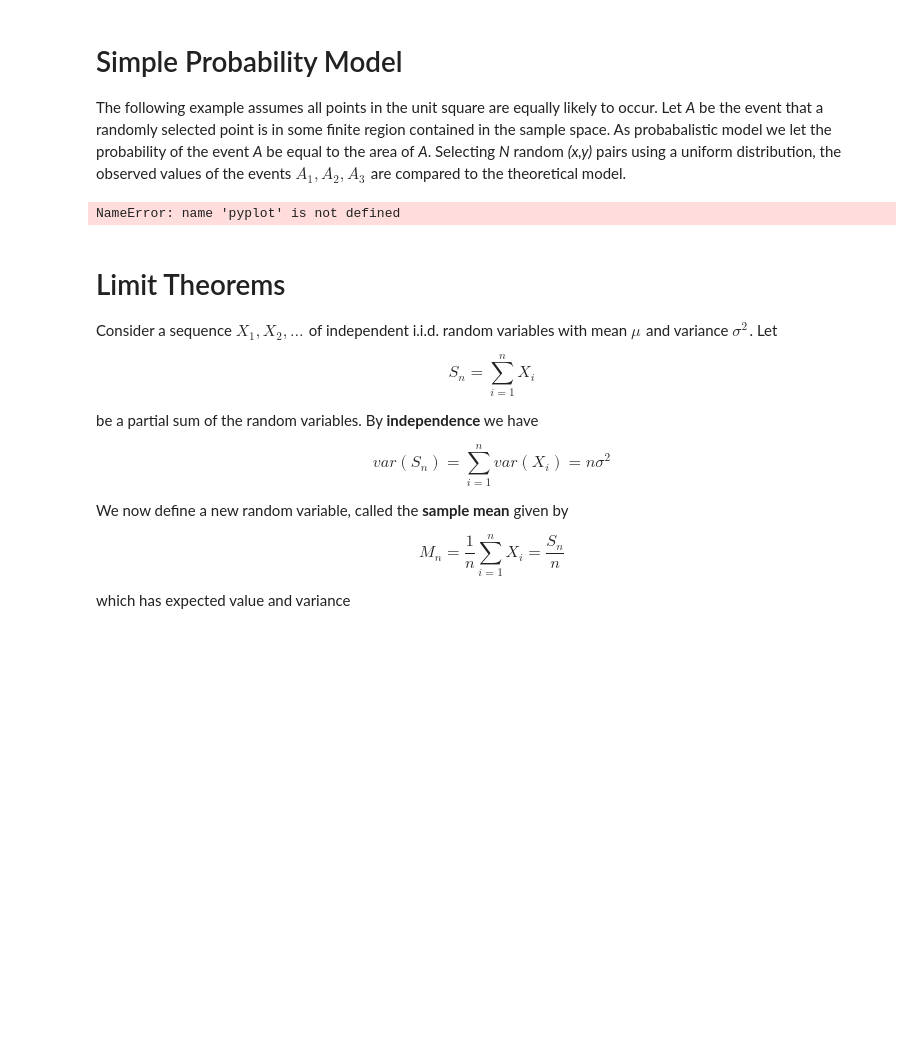
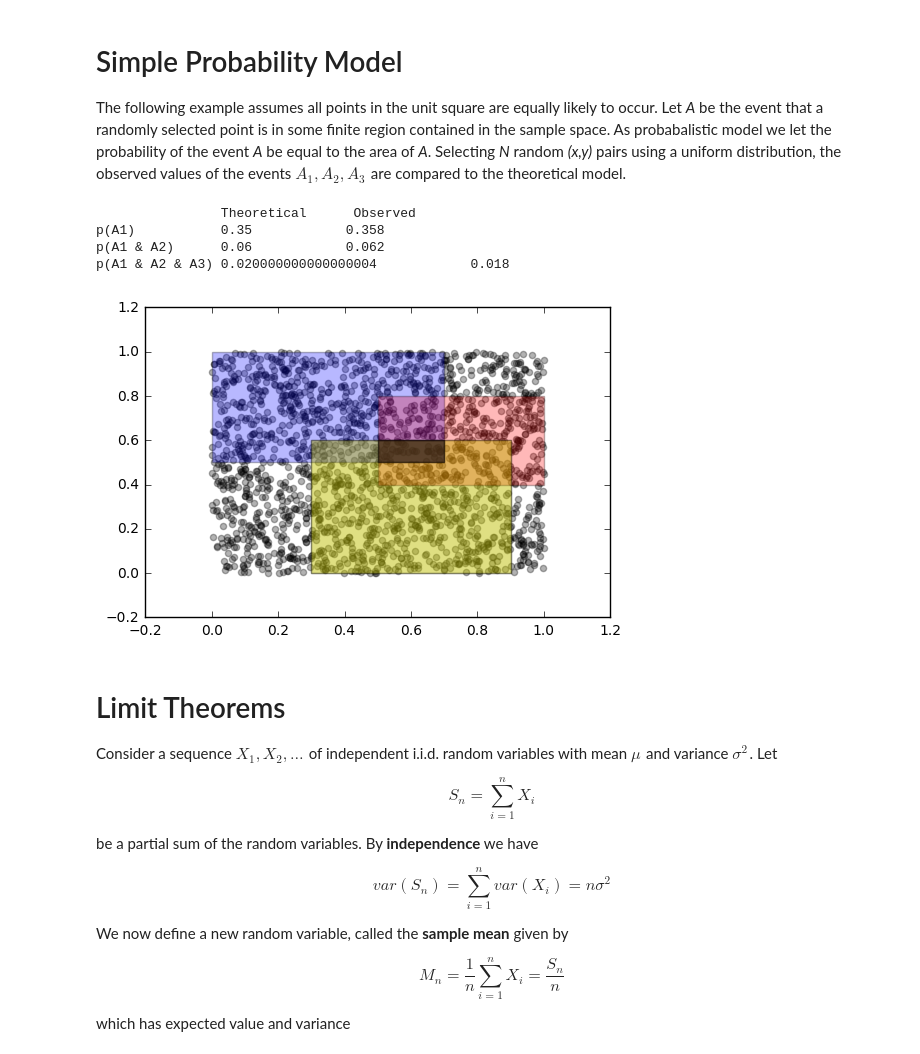
Before and after one commit to vitormeriat/meriat-ml-notes, a Jupyter notebook: Basic Probability.ipynb, the cells around one changed output. Cells and saved outputs as stored; diff of their text form; code cells hidden in the pictures; blank space fills up the shorter version.

Commit message:
Correction in graph generation, and reduce function in the basic probability project.

```diff
--- a/Basic Probability.ipynb
+++ b/Basic Probability.ipynb
@@ -4,34 +4,42 @@
 The following example assumes all points in the unit square are equally likely to occur. Let *A* be the event that a randomly selected point is in some finite region contained in the sample space. As probabalistic model we let the probability of the event *A* be equal to the area of *A*. Selecting *N* random *(x,y)* pairs using a uniform distribution, the observed values of the events $A_1, A_2, A_3\hspace{1pt}$ are compared to the theoretical model.
 # %%
 from numpy import random as r
+import matplotlib.pyplot as plt
+from functools import reduce
 
 #draw a uniform random sample on the unit square
 N = 500
 sample = r.rand(2,N)
-pyplot.scatter(sample[0],sample[1], c='k', alpha = 0.3)
+plt.scatter(sample[0],sample[1], c='k', alpha = 0.3)
 
 #calculate observed probabilities
 def inBoundsCount(v,x1,x2,y1,y2):
     if v[0]>=x1 and v[0]<=x2 and v[1]>=y1 and v[1]<=y2: return 1
     else: return 0
 
 def pA(x1, x2, y1, y2):
     return reduce(lambda s,v: s + inBoundsCount(v, x1,x2,y1,y2), sample.T, 0)/float(N)
 
 print("\t\tTheoretical \t Observed")
 print("p(A1)\t\t{0}\t\t{1}".format(.5*.7, pA(0, .7, .5, 1.0)))
 print("p(A1 & A2)\t{0}\t\t{1}".format(.2*.3,pA(.5, .7, .5, .8)))
 print("p(A1 & A2 & A3)\t{0}\t\t{1}".format(.2*.1, pA(.5, .7, .5, .6)))
 
 
 #fill in regions corresponding to events A1, A2, A3
 #args to fill are X coords, Y coords
-pyplot.fill([0, .7, .7, 0], [.5, .5, 1, 1],'b',alpha=0.1)
-pyplot.fill([.5, 1.0, 1.0, .5], [.4, .4, .8, .8], 'r', alpha = 0.1)
-pyplot.fill([.3, .9, .9, .3], [0, 0, .6, .6], 'y', alpha = 0.2)
-pyplot.fill([.5, .7, .7, .5], [.5, .5, .6,.6], 'k', alpha = .3)
+plt.fill([0, .7, .7, 0], [.5, .5, 1, 1],'b',alpha=0.1)
+plt.fill([.5, 1.0, 1.0, .5], [.4, .4, .8, .8], 'r', alpha = 0.1)
+plt.fill([.3, .9, .9, .3], [0, 0, .6, .6], 'y', alpha = 0.2)
+plt.fill([.5, .7, .7, .5], [.5, .5, .6,.6], 'k', alpha = .3)
+
+plt.show()
 # %% [output]
-NameError: name 'pyplot' is not defined
+                Theoretical      Observed
+p(A1)           0.35            0.358
+p(A1 & A2)      0.06            0.062
+p(A1 & A2 & A3) 0.020000000000000004            0.018
+[figure, added]
 # %% [markdown]
 # Limit Theorems
 
```
